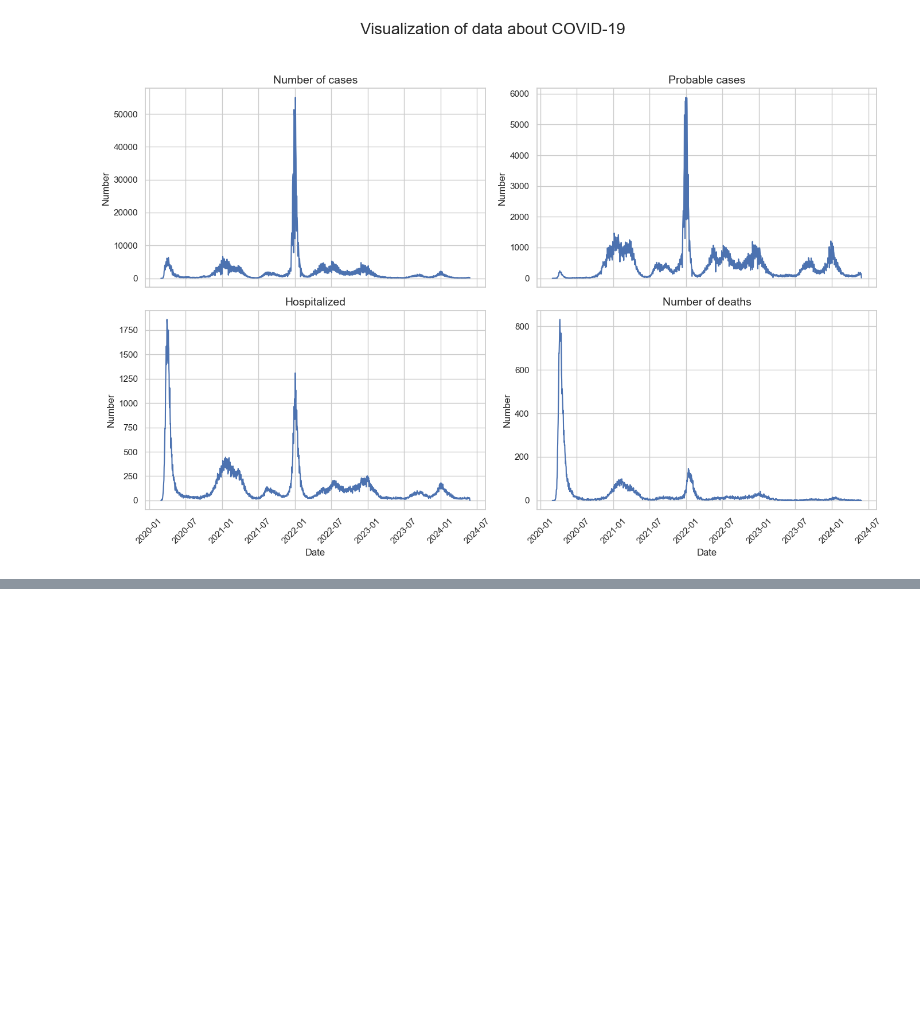
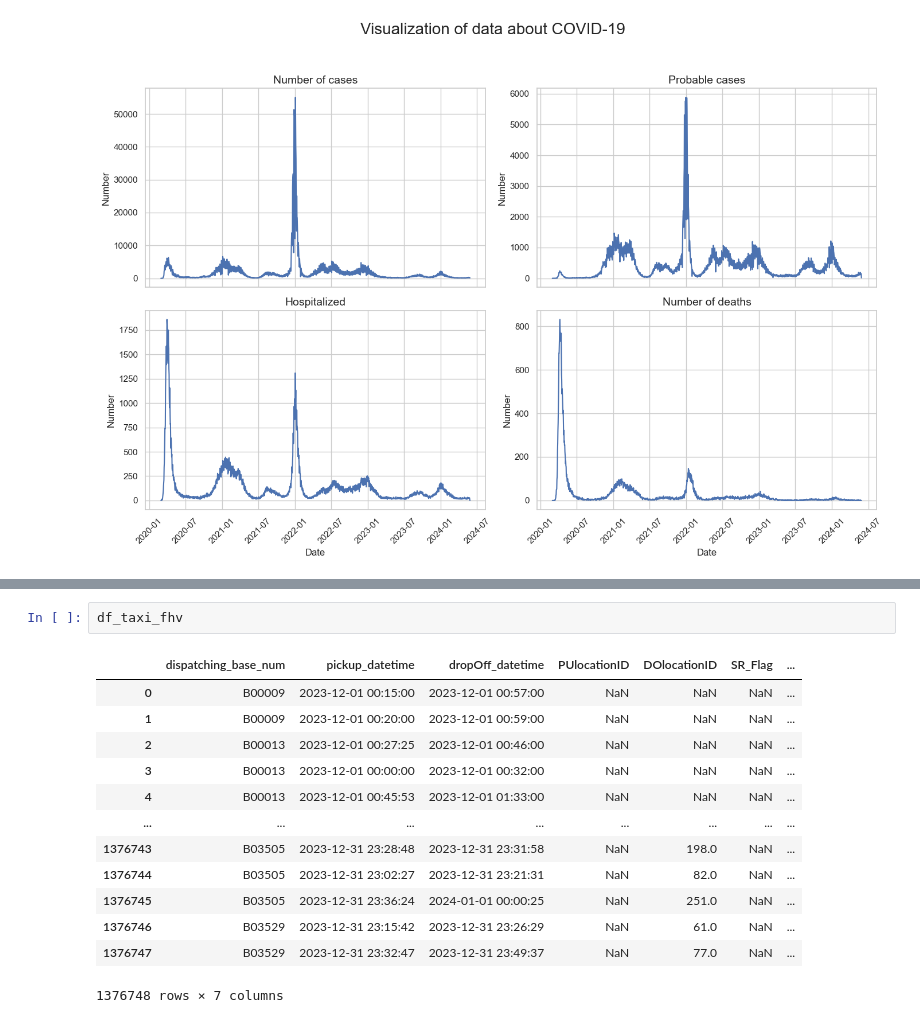
Before and after one commit to ShamansIT/Data_Analysis_Covid19_Impact_Taxi_Project_Research, a Jupyter notebook: data_exploration.ipynb, the cells around one changed output, grey strips where cells are left out. Cells and saved outputs as stored; diff of their text form; blank space fills up the shorter version.

```diff
--- a/data_exploration.ipynb
+++ b/data_exploration.ipynb
@@ -118,0 +198,16 @@ plt.show()
+# %%
+df_taxi_fhv
+# %% [output]
+|  | dispatching_base_num | pickup_datetime | dropOff_datetime | PUlocationID | DOlocationID | SR_Flag | ... |
+| 0 | B00009 | 2023-12-01 00:15:00 | 2023-12-01 00:57:00 | NaN | NaN | NaN | ... |
+| 1 | B00009 | 2023-12-01 00:20:00 | 2023-12-01 00:59:00 | NaN | NaN | NaN | ... |
+| 2 | B00013 | 2023-12-01 00:27:25 | 2023-12-01 00:46:00 | NaN | NaN | NaN | ... |
+| 3 | B00013 | 2023-12-01 00:00:00 | 2023-12-01 00:32:00 | NaN | NaN | NaN | ... |
+| 4 | B00013 | 2023-12-01 00:45:53 | 2023-12-01 01:33:00 | NaN | NaN | NaN | ... |
+| ... | ... | ... | ... | ... | ... | ... | ... |
+| 1376743 | B03505 | 2023-12-31 23:28:48 | 2023-12-31 23:31:58 | NaN | 198.0 | NaN | ... |
+| 1376744 | B03505 | 2023-12-31 23:02:27 | 2023-12-31 23:21:31 | NaN | 82.0 | NaN | ... |
+| 1376745 | B03505 | 2023-12-31 23:36:24 | 2024-01-01 00:00:25 | NaN | 251.0 | NaN | ... |
+| 1376746 | B03529 | 2023-12-31 23:15:42 | 2023-12-31 23:26:29 | NaN | 61.0 | NaN | ... |
+| 1376747 | B03529 | 2023-12-31 23:32:47 | 2023-12-31 23:49:37 | NaN | 77.0 | NaN | ... |
+1376748 rows × 7 columns
```
Also changed, not shown: parts of 17 cells of this notebook, 1 other file.
